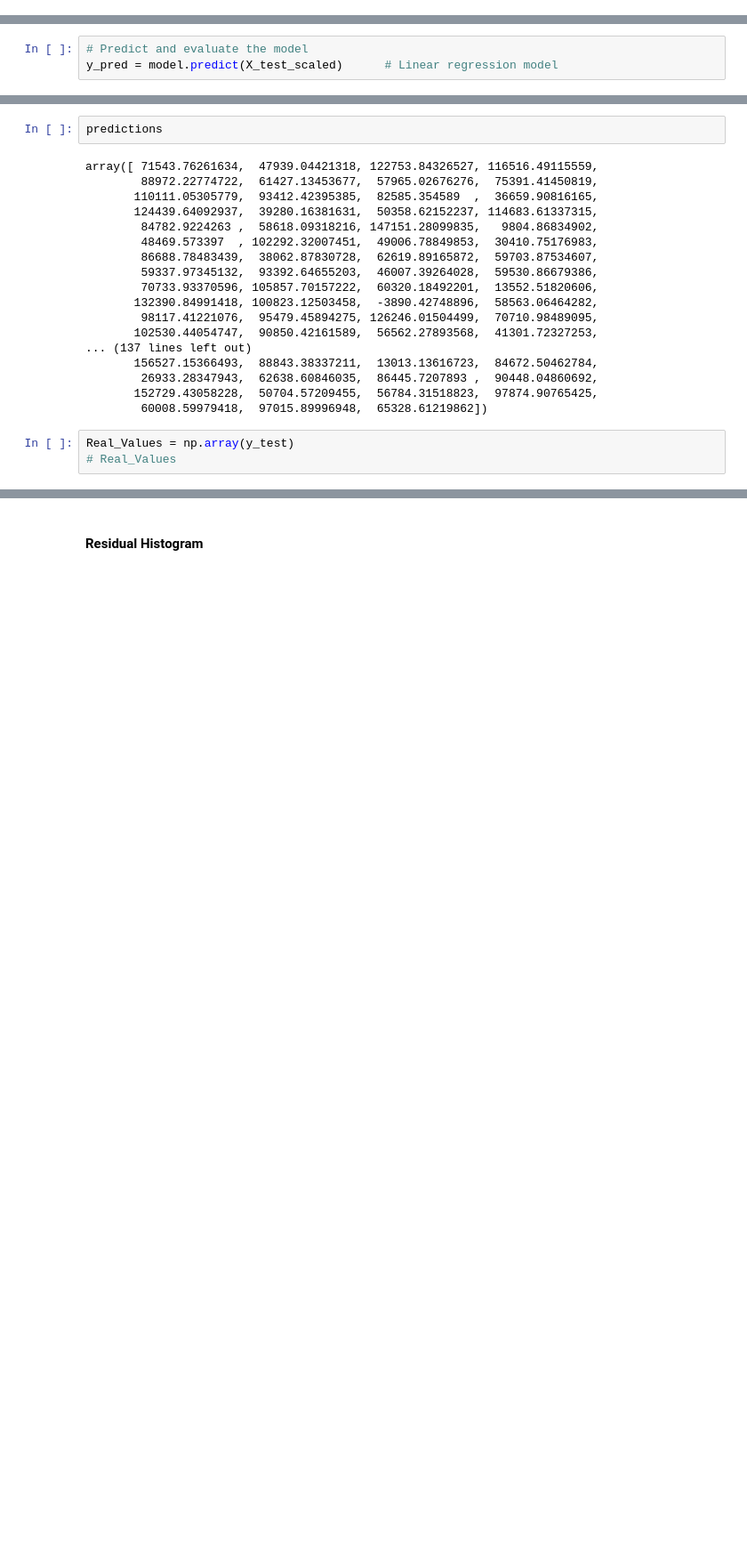
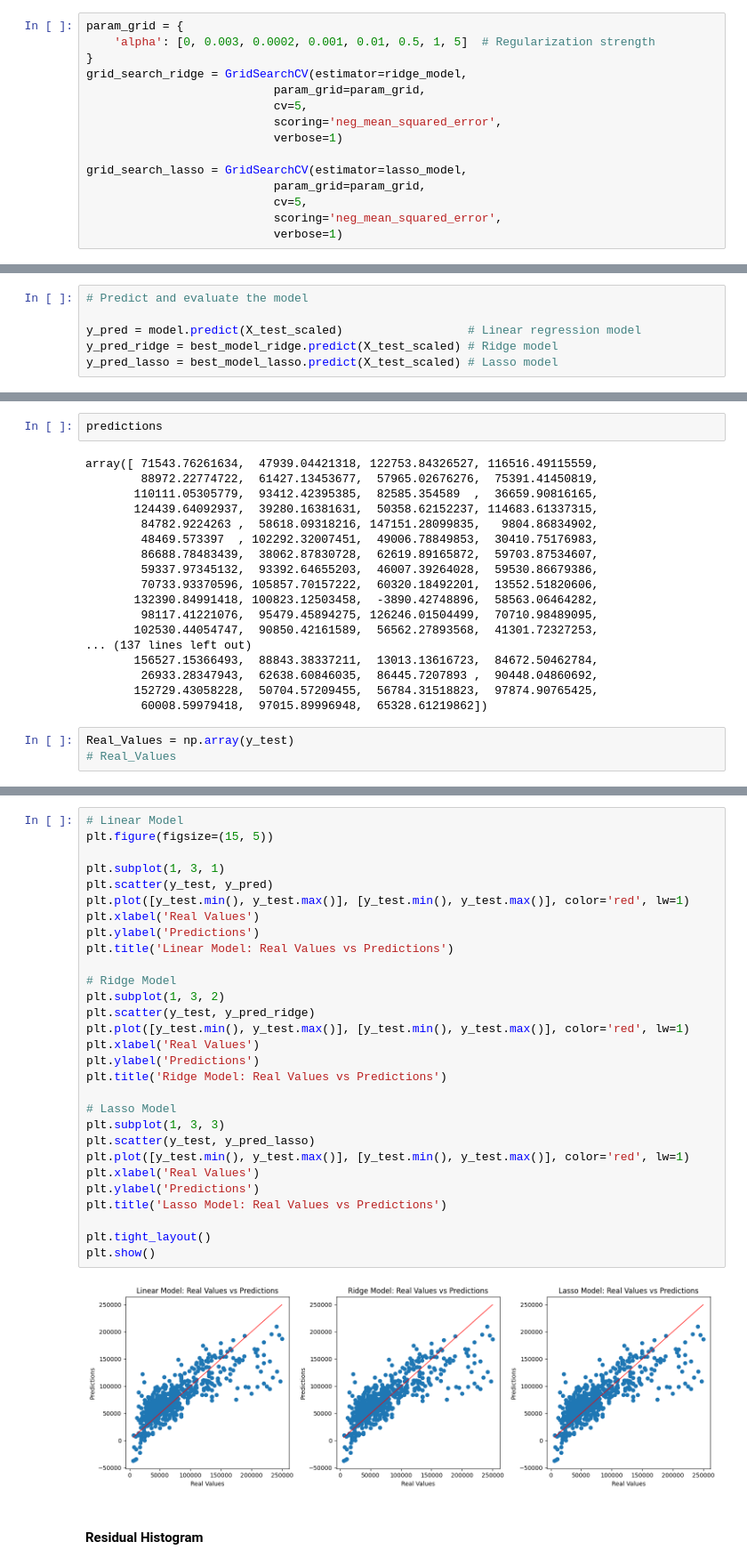
Before and after one commit to Tuwaiq-DS-ML-bootcamp-V-9/Usecase-4, a Jupyter notebook: ML/SL/Regression/01 ML - Linear_Regression.ipynb, the cells around one changed output, grey strips where cells are left out. Shown at 89% size. Saved outputs shown, nothing was run; the diff lists cells and outputs as text; blank space fills up the shorter version.

Commit message:
Added ridge and lasso

```diff
--- a/ML/SL/Regression/01 ML - Linear_Regression.ipynb
+++ b/ML/SL/Regression/01 ML - Linear_Regression.ipynb
@@ -313,3 +317,18 @@ model = LinearRegression()
+# %%
+param_grid = {
+    'alpha': [0, 0.003, 0.0002, 0.001, 0.01, 0.5, 1, 5]  # Regularization strength
+}
+grid_search_ridge = GridSearchCV(estimator=ridge_model,
+                           param_grid=param_grid,
+                           cv=5,
+                           scoring='neg_mean_squared_error',
+                           verbose=1)
+
+grid_search_lasso = GridSearchCV(estimator=lasso_model,
+                           param_grid=param_grid,
+                           cv=5,
+                           scoring='neg_mean_squared_error',
+                           verbose=1)
 # %% [markdown]
 ## Train the Model
 # %%
@@ -321,7 +362,10 @@ LinearRegression()
 ## Test the Model
 # %%
 # Predict and evaluate the model
-y_pred = model.predict(X_test_scaled)      # Linear regression model
+
+y_pred = model.predict(X_test_scaled)                  # Linear regression model
+y_pred_ridge = best_model_ridge.predict(X_test_scaled) # Ridge model
+y_pred_lasso = best_model_lasso.predict(X_test_scaled) # Lasso model
 # %% [markdown]
 ## Interpretation of the Model
 # %%
@@ -469,2 +594,33 @@ plt.show()
+# %%
+# Linear Model
+plt.figure(figsize=(15, 5))
+
+plt.subplot(1, 3, 1)
+plt.scatter(y_test, y_pred)
+plt.plot([y_test.min(), y_test.max()], [y_test.min(), y_test.max()], color='red', lw=1)
+plt.xlabel('Real Values')
+plt.ylabel('Predictions')
+plt.title('Linear Model: Real Values vs Predictions')
+
+# Ridge Model
+plt.subplot(1, 3, 2)
+plt.scatter(y_test, y_pred_ridge)
+plt.plot([y_test.min(), y_test.max()], [y_test.min(), y_test.max()], color='red', lw=1)
+plt.xlabel('Real Values')
+plt.ylabel('Predictions')
+plt.title('Ridge Model: Real Values vs Predictions')
+
+# Lasso Model
+plt.subplot(1, 3, 3)
+plt.scatter(y_test, y_pred_lasso)
+plt.plot([y_test.min(), y_test.max()], [y_test.min(), y_test.max()], color='red', lw=1)
+plt.xlabel('Real Values')
+plt.ylabel('Predictions')
+plt.title('Lasso Model: Real Values vs Predictions')
+
+plt.tight_layout()
+plt.show()
+# %% [output]
+[figure, added]
 # %% [markdown]
 #### Residual Histogram
```
Also changed, not shown: parts of 22 cells of this notebook.
